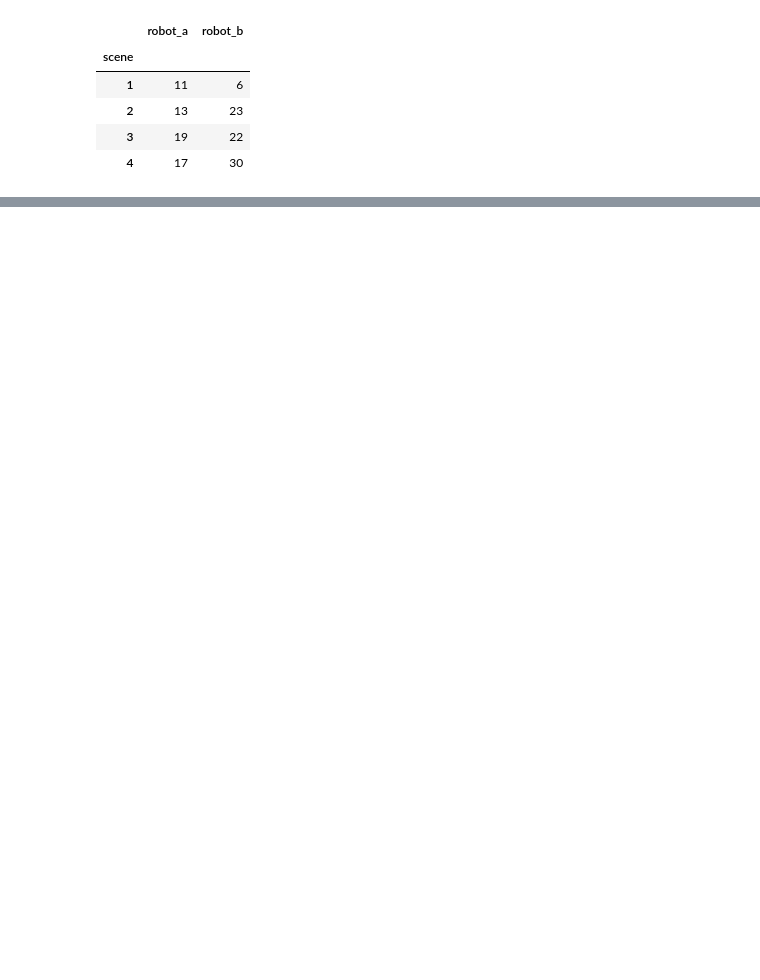
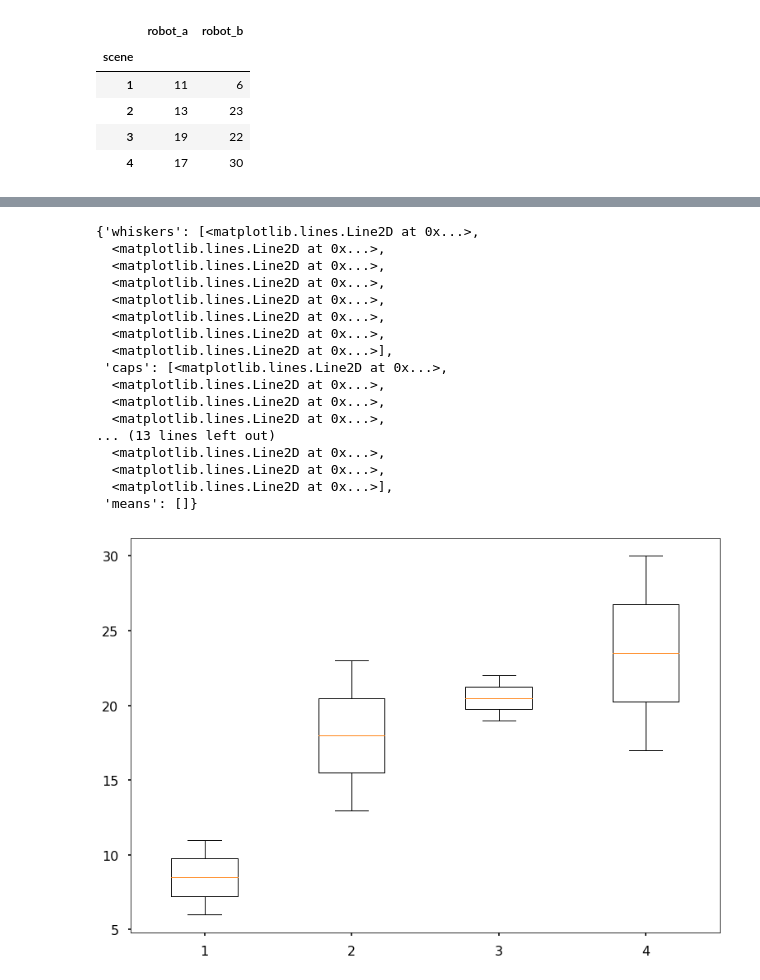
Before and after one commit to nilesh0109/PHRI_1920, a Jupyter notebook: evaluation/odd_even_participants_separate_evaluation.ipynb, the cells around one changed output, grey strips where cells are left out. Drawn from its saved outputs; the diff is of its cells as text; code cells hidden in the pictures; blank space fills up the shorter version.

```diff
--- a/evaluation/odd_even_participants_separate_evaluation.ipynb
+++ b/evaluation/odd_even_participants_separate_evaluation.ipynb
@@ -145,0 +174,22 @@ even_participants_by_scene
+# %%
+plt.boxplot(even_participants_by_scene)
+#plt.boxplot(even_participants_by_scene["robot_b"])
+# %% [output]
+{'whiskers': [<matplotlib.lines.Line2D at 0x...>,
+  <matplotlib.lines.Line2D at 0x...>,
+  <matplotlib.lines.Line2D at 0x...>,
+  <matplotlib.lines.Line2D at 0x...>,
+  <matplotlib.lines.Line2D at 0x...>,
+  <matplotlib.lines.Line2D at 0x...>,
+  <matplotlib.lines.Line2D at 0x...>,
+  <matplotlib.lines.Line2D at 0x...>],
+ 'caps': [<matplotlib.lines.Line2D at 0x...>,
+  <matplotlib.lines.Line2D at 0x...>,
+  <matplotlib.lines.Line2D at 0x...>,
+  <matplotlib.lines.Line2D at 0x...>,
+... (13 lines left out)
+  <matplotlib.lines.Line2D at 0x...>,
+  <matplotlib.lines.Line2D at 0x...>,
+  <matplotlib.lines.Line2D at 0x...>],
+ 'means': []}
+[figure, added]
```
Also changed, not shown: parts of 4 cells of this notebook.
